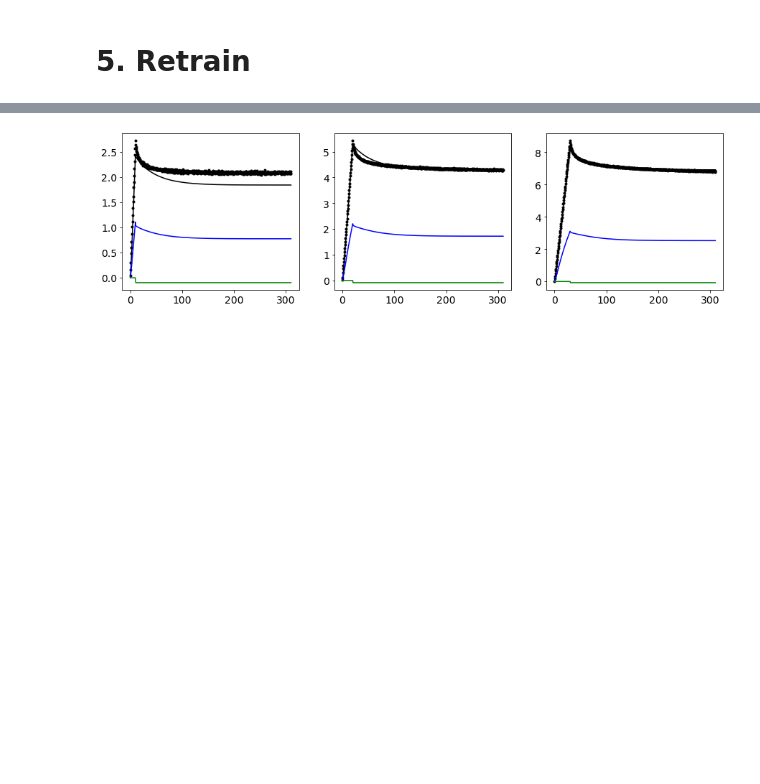
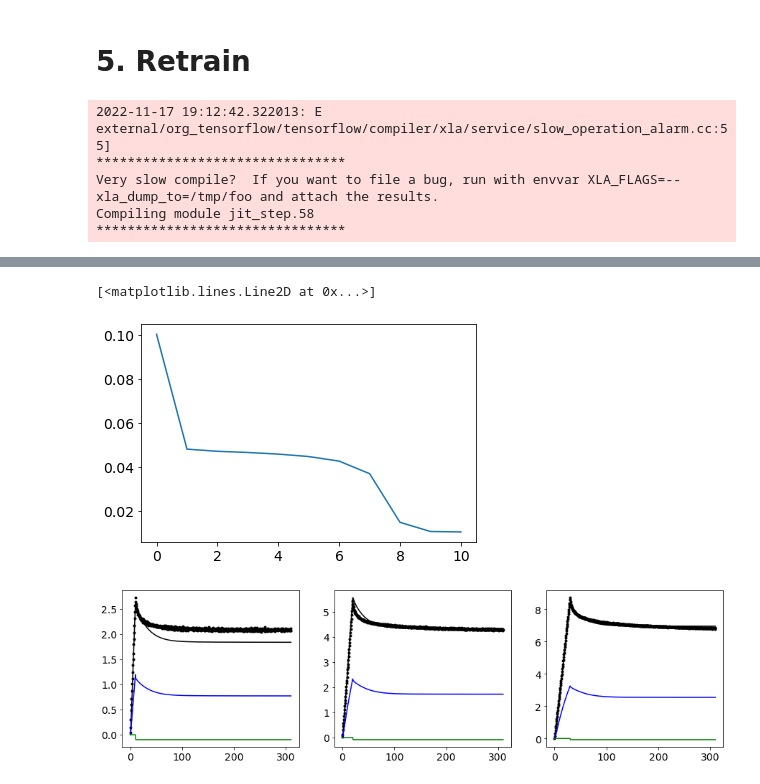
Before and after one commit to VatsalSy/nvisco, a Jupyter notebook: train_bloodclots.ipynb, the cells around one changed output, grey strips where cells are left out. Saved outputs shown, nothing was run; the diff lists cells and outputs as text; code cells hidden in the pictures; blank space fills up the shorter version.

Commit message:
Unified the training and loss functions in train_bloodclots.ipynb. Will do the same for the other files as well.

```diff
--- a/train_bloodclots.ipynb
+++ b/train_bloodclots.ipynb
@@ -156,6 +148,7 @@ lmb = np.vstack([lmb_1, lmb_2])
 ## 2.1 $\Psi_{EQ}$
 # %%
 # Initialize parameters
+layers = [1, 5, 5, 1]
 I1_params = init_params_nobias(layers, key)
 I2_params = init_params_nobias(layers, key)
 J1_params = init_params_nobias(layers, key)
@@ -164,14 +157,13 @@ Psi1_bias = -3.0
 Psi2_bias = -3.0
 NN_weights = (I1_params, I2_params, J1_params)
 Psi_eq_params = (NN_weights, alpha, Psi1_bias, Psi2_bias)
-
-# Generate outputs
-sigma_gt = sigma_neoHook_vmap(lmb[:,0],lmb[:,1],lmb[:,2],gov_Psi_eq_params)
+Psi_eq_norm = None
 
 # Train
 opt_init, opt_update, get_params = optimizers.adam(1.e-5)
 opt_state = opt_init(Psi_eq_params)
-Psi_eq_params, train_loss, val_loss = train(loss, lmb, sigma_gt, opt_state, key, nIter = 200000, batch_size = 10)
+Psi_eq_params, train_loss, val_loss = train(lmb, sigma_gt, Psi_eq_norm, False, opt_state, key, Psi_loss, nIter = 200000, batch_size=10, print_freq=10000)
+
 with open('saved/bc_VTT_Psi_eq_params.npy', 'wb') as f:
     pickle.dump(Psi_eq_params, f)
 # %% [output]
@@ -336,0 +286,9 @@ it 50000, train loss = 1.721963e-02
+# %%
+opt_init, opt_update, get_params = optimizers.adam(1.e-4)
+opt_state = opt_init(Phi_params)
+Phi_params, train_loss, val_loss = train(taui, dphidtaui, Phi_norm, False, opt_state, key, Phi_loss, nIter = 50000, batch_size=100, print_freq=10000)
+
+with open('saved/bc_VTT_Phi_params.npy', 'wb') as f:
+    pickle.dump(Phi_params, f)
+with open('saved/bc_VTT_Phi_norm_w.npy', 'wb') as f:
+    pickle.dump(Phi_norm, f)
@@ -358,9 +323,6 @@ with open('saved/bc_VTT_Phi_norm_w.npy', 'rb') as f:
 params = (Psi_eq_params, Psi_neq_params, Phi_params)
 norm = (None, None, Phi_norm)
 
-with open('saved/bc_VTT_gov_params.npy', 'rb') as f:
-    gov_params = pickle.load(f)
-
 with open('training_data/manu_bloodclots_short.npy','rb') as f:
     time, lmb_x, lmb_y, sgm_x, sgm_y = pickle.load(f)
 # %%
@@ -418,0 +343,19 @@ plt.plot(train_loss)
+# %%
+opt_init, opt_update, get_params = optimizers.adam(5.e-4)
+opt_state = opt_init(params)
+
+inp = np.array([time[[1,2]], lmb_x[[1,2]], lmb_y[[1,2]]]).transpose([1,0,2])
+out = np.array([sgm_x[[1,2]], sgm_y[[1,2]]]).transpose([1,0,2])
+
+params, train_loss, val_loss = train(inp, out, norm, True, opt_state, key, biaxial_relax_batch_loss, nIter = 1000, batch_size=2, print_freq=100)
+
+with open('saved/bc_VTT_params_retrained.npy', 'wb') as f:
+    pickle.dump(params, f)
+
+plt.plot(train_loss)
+# %% [output]
+2022-11-17 19:12:42.322013: E external/org_tensorflow/tensorflow/compiler/xla/service/slow_operation_alarm.cc:55]
+********************************
+Very slow compile?  If you want to file a bug, run with envvar XLA_FLAGS=--xla_dump_to=/tmp/foo and attach the results.
+Compiling module jit_step.58
+********************************
@@ -419,3 +373,5 @@ plt.plot(train_loss)
+[<matplotlib.lines.Line2D at 0x...>]
+[figure, added]
 # %%
 fig, ax = plt.subplots(1,3,figsize=(15,4))
 
```
Also changed, not shown: parts of 15 cells of this notebook, 12 other files.
